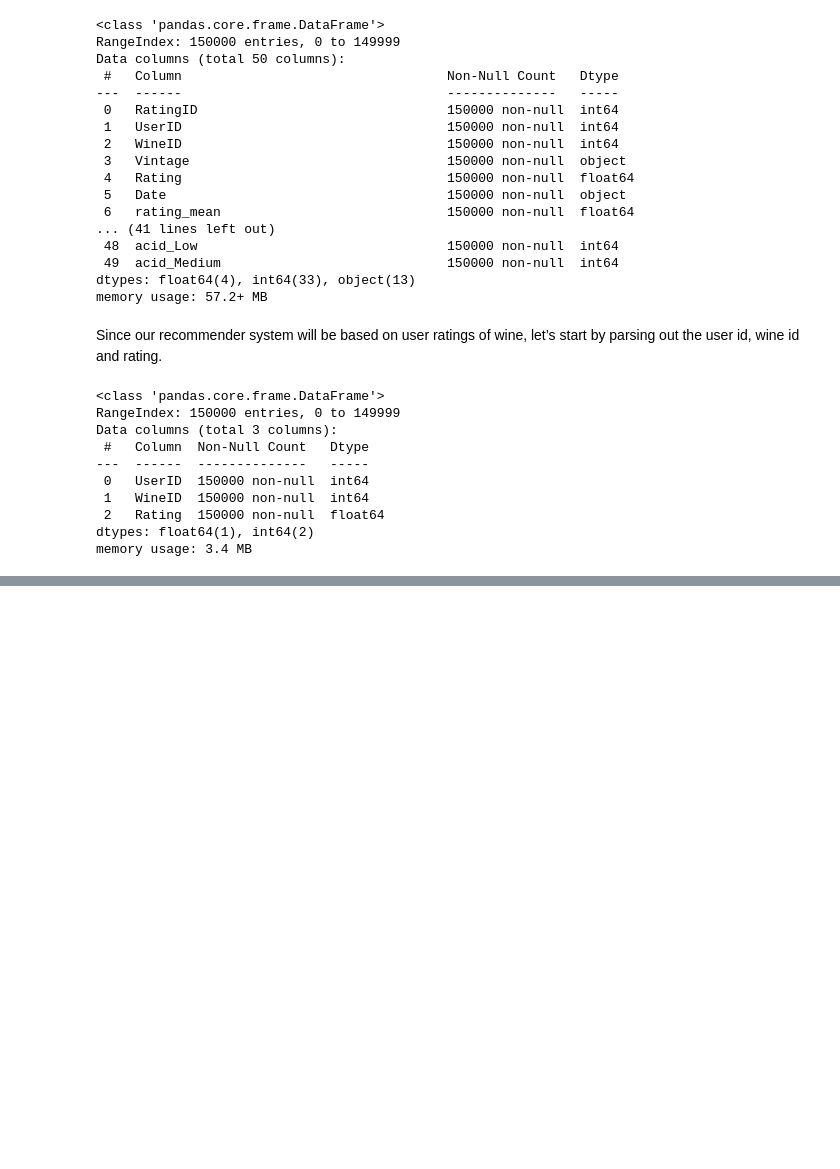
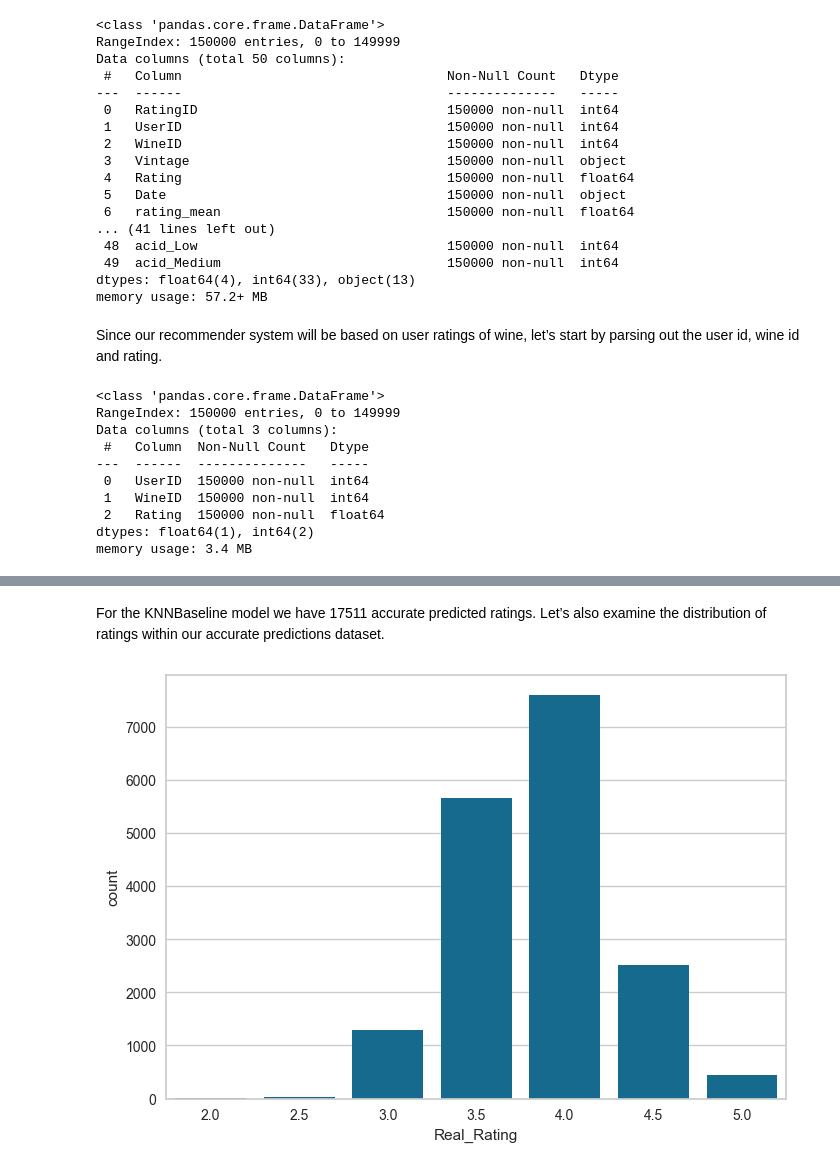
Before and after one commit to jwatki8/Capstone-3, a Jupyter notebook: Capstone 3- Modeling Draft-Slim.ipynb, the cells around one changed output, grey strips where cells are left out. Saved outputs shown, nothing was run; the diff lists cells and outputs as text; code cells hidden in the pictures; blank space fills up the shorter version.

```diff
--- a/Capstone 3- Modeling Draft-Slim.ipynb
+++ b/Capstone 3- Modeling Draft-Slim.ipynb
@@ -329,0 +235,5 @@ Test time         104.62  108.54  110.32  107.83  2.38
+# %%
+#KNNBaseline
+predictions = KNNBaseline(bsl_options=gsKNNB.best_params['rmse']).fit(trainset).test(testset)
+KNN_Predictions = pd.DataFrame(predictions, columns=['UserID', 'WineID', 'Real_Rating', 'Estimated_Rating', 'details'])
+KNN_Predictions.drop(['details'], axis=1, inplace=True)
@@ -329,0 +251,13 @@ Test time         104.62  108.54  110.32  107.83  2.38
+# %%
+def halfrounder(x):
+    frac, whole = math.modf(x)
+    if frac > 0.7499999:
+        a = 1
+    elif frac < 0.25:
+        a = 0
+    else:
+        a = 0.5
+    return whole + a
+# %%
+#knnbaseline
+KNN_Predictions['Estimation_Rounded'] = KNN_Predictions.apply(lambda row: halfrounder(row.Estimated_Rating), axis=1)
@@ -329,0 +289,2 @@ Test time         104.62  108.54  110.32  107.83  2.38
+# %%
+Perfect_KNN=KNN_Predictions.query('Real_Rating == Estimation_Rounded')
@@ -329,0 +315,8 @@ Test time         104.62  108.54  110.32  107.83  2.38
+# %% [markdown]
+For the KNNBaseline model we have 17511 accurate predicted ratings. Let’s also examine the distribution of ratings within our accurate predictions dataset.
+# %%
+sns.countplot(data=Perfect_KNN, x='Real_Rating')
+plt.ticklabel_format(style='plain', axis='y')
+plt.show()
+# %% [output]
+[figure, added]
```
Also changed, not shown: parts of 78 cells of this notebook.
